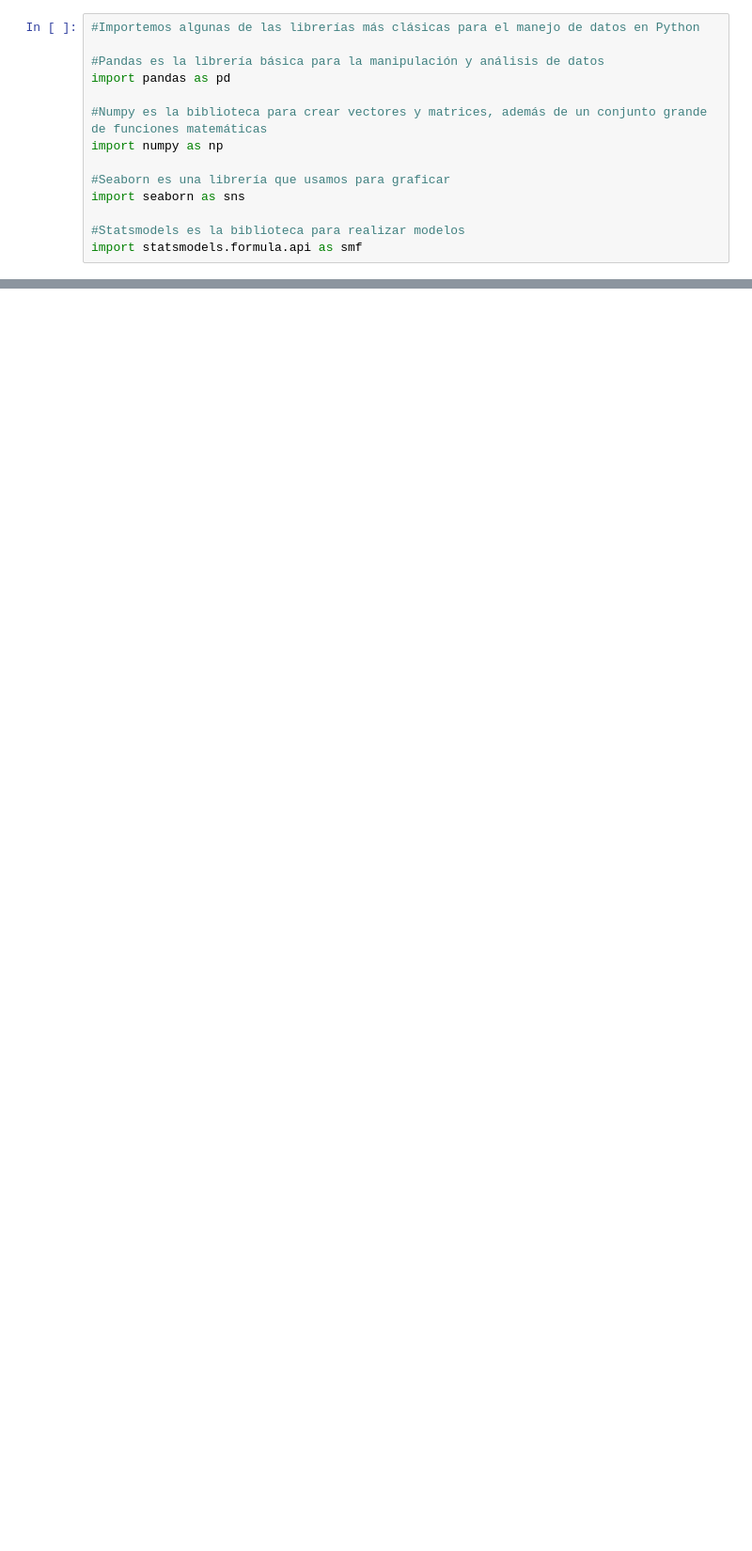
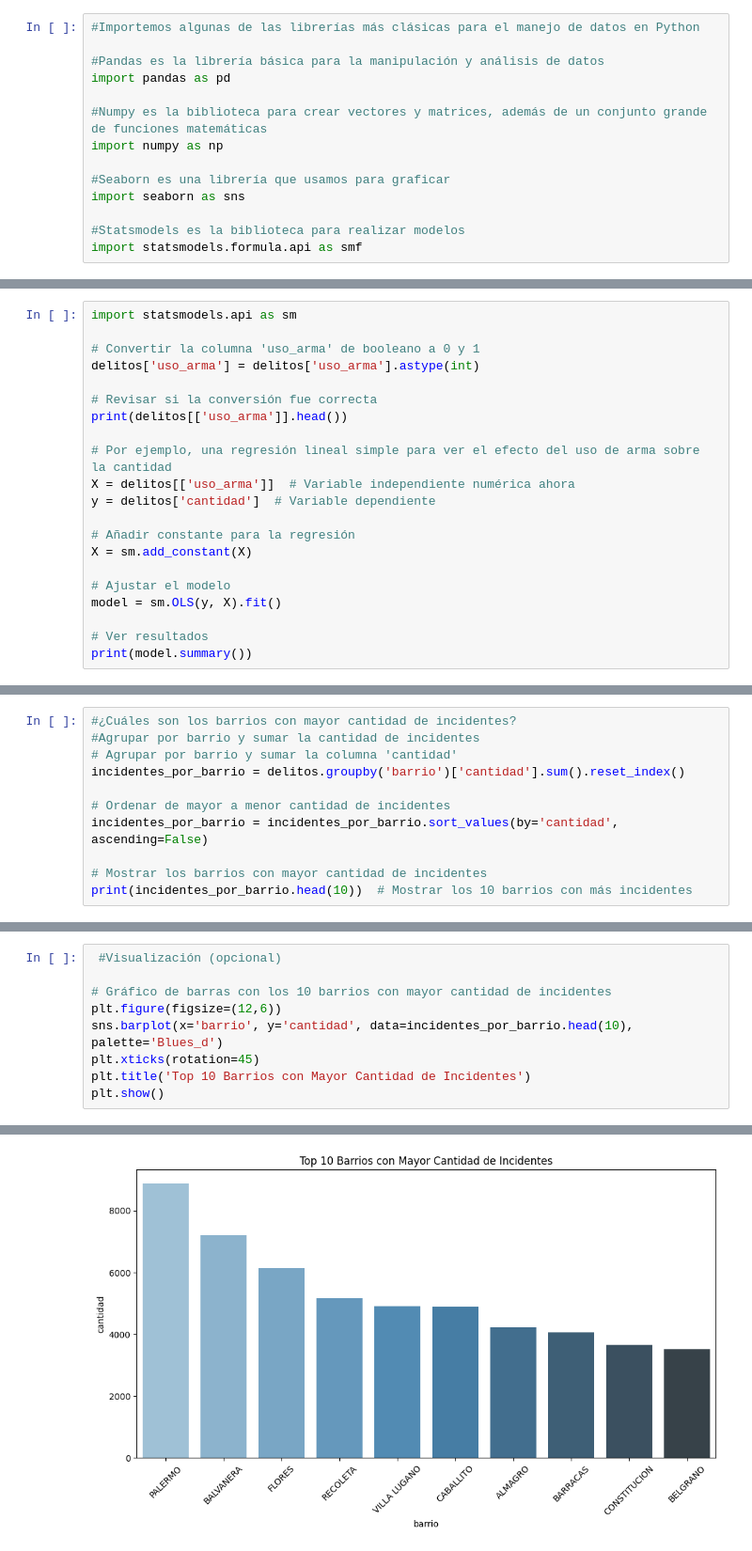
Before and after one commit to Soledad1988/Data-Analysis, a Jupyter notebook: Analisis_Delitos.ipynb, the cells around one changed output, grey strips where cells are left out. Shown: that part at 94% size. Drawn from its saved outputs; the diff is of its cells as text; blank space fills up the shorter version.

```diff
--- a/Analisis_Delitos.ipynb
+++ b/Analisis_Delitos.ipynb
@@ -54,0 +133,21 @@ delitos.tail()
+# %%
+import statsmodels.api as sm
+
+# Convertir la columna 'uso_arma' de booleano a 0 y 1
+delitos['uso_arma'] = delitos['uso_arma'].astype(int)
+
+# Revisar si la conversión fue correcta
+print(delitos[['uso_arma']].head())
+
+# Por ejemplo, una regresión lineal simple para ver el efecto del uso de arma sobre la cantidad
+X = delitos[['uso_arma']]  # Variable independiente numérica ahora
+y = delitos['cantidad']  # Variable dependiente
+
+# Añadir constante para la regresión
+X = sm.add_constant(X)
+
+# Ajustar el modelo
+model = sm.OLS(y, X).fit()
+
+# Ver resultados
+print(model.summary())
@@ -54,0 +177,11 @@ delitos.tail()
+# %%
+#¿Cuáles son los barrios con mayor cantidad de incidentes?
+#Agrupar por barrio y sumar la cantidad de incidentes
+# Agrupar por barrio y sumar la columna 'cantidad'
+incidentes_por_barrio = delitos.groupby('barrio')['cantidad'].sum().reset_index()
+
+# Ordenar de mayor a menor cantidad de incidentes
+incidentes_por_barrio = incidentes_por_barrio.sort_values(by='cantidad', ascending=False)
+
+# Mostrar los barrios con mayor cantidad de incidentes
+print(incidentes_por_barrio.head(10))  # Mostrar los 10 barrios con más incidentes
@@ -54,0 +200,10 @@ delitos.tail()
+# %%
+ #Visualización (opcional)
+
+# Gráfico de barras con los 10 barrios con mayor cantidad de incidentes
+plt.figure(figsize=(12,6))
+sns.barplot(x='barrio', y='cantidad', data=incidentes_por_barrio.head(10), palette='Blues_d')
+plt.xticks(rotation=45)
+plt.title('Top 10 Barrios con Mayor Cantidad de Incidentes')
+plt.show()
+# %% [output]
@@ -54,0 +213 @@ delitos.tail()
+[figure, added]
```
Also changed, not shown: parts of 29 cells of this notebook.
